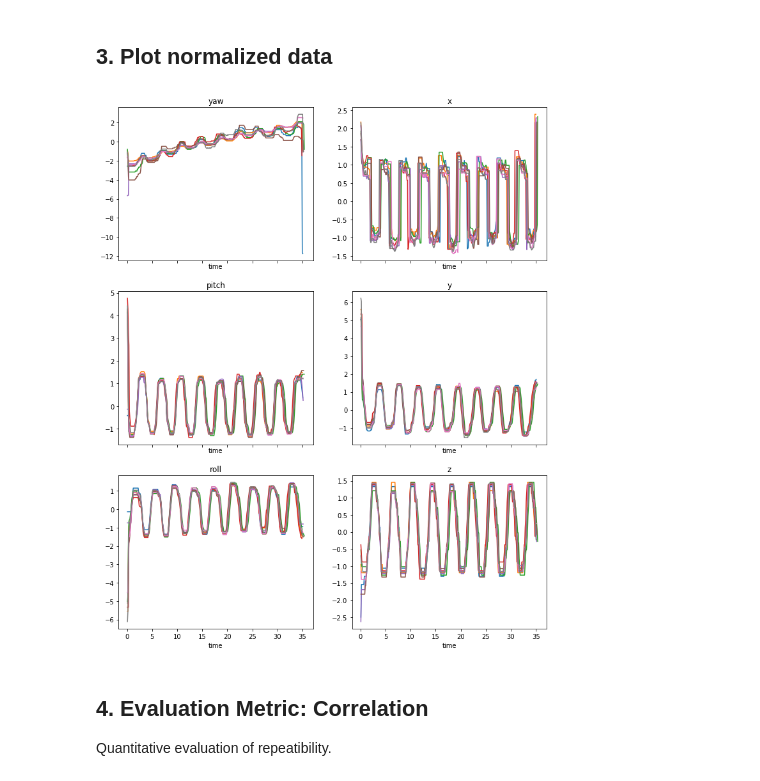
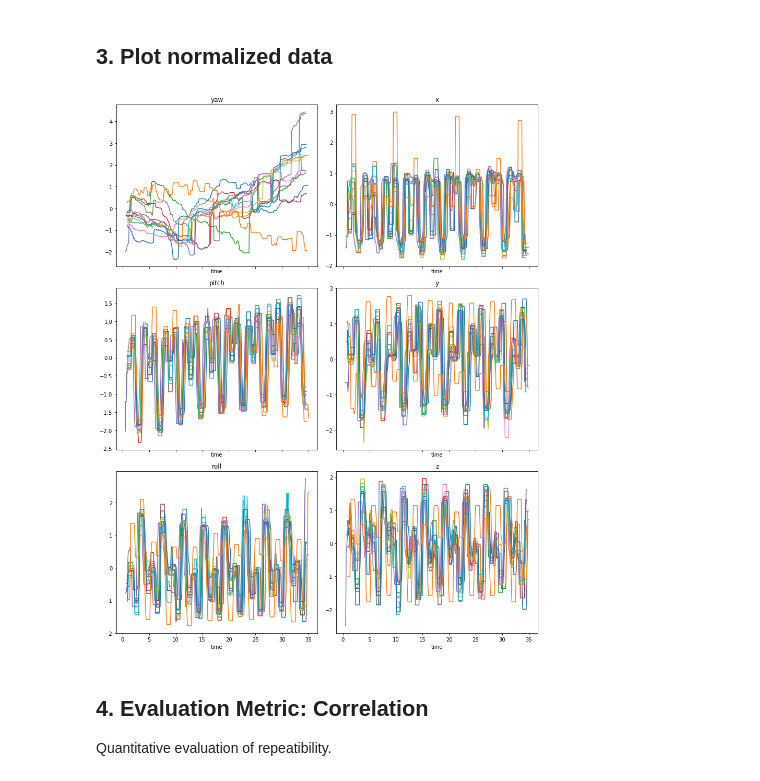
Before and after one commit to yans0ng/Spyndra-Gait-Learning, a Jupyter notebook: preprocessing/imu_data_analysis.ipynb, the cells around one changed output. Drawn from its saved outputs; the diff is of its cells as text; code cells hidden in the pictures.

```diff
--- a/preprocessing/imu_data_analysis.ipynb
+++ b/preprocessing/imu_data_analysis.ipynb
@@ -14,7 +14,7 @@ from scipy import signal
 # %%
 # Assign file source
 folder= '../data/07-09-Data' #TODO: enter the relative directory of the file
-mode = 'standing'            #TODO: you can switch between walking and standing
+mode = 'walking'            #TODO: you can switch between walking and standing
 csvfiles = glob.glob(folder+'/'+mode+'/*.csv')
 print '{} files in the folder'.format(len(csvfiles))
 
@@ -66,19 +70,20 @@ def make_plot(data_dict, output_img=None):
     for i, df in enumerate(data_dict.itervalues()):
         for j in xrange(6):
             field = fields[j+1]
-            ax[j%3,j/3].plot(df['time'], df[field], label='run{}'.format(i))
+            ax[j%3,j/3].plot(df['time'][8:-5], df[field][8:-5], label='run{}'.format(i))
             ax[j%3,j/3].set_title(field)
             ax[j%3,j/3].set_xlabel('time')
 
     #ax[1,2].set_ylim([-2.5,2.5]) # NOTE: z acceleration has very large outliers
     if output_img is not None:
+        plt.tight_layout()
         plt.savefig(output_img)
     plt.show()
 # %%
 # Execute plot function
-make_plot(data_dict, 'images')
+make_plot(data_dict, 'images/walking.jpg')
 # %% [output]
-[figure, old version]
+[figure, new version]
 # %% [markdown]
 ## 4. Evaluation Metric: Correlation
 
```
Also changed, not shown: parts of 1 cell of this notebook, 5 other files.
